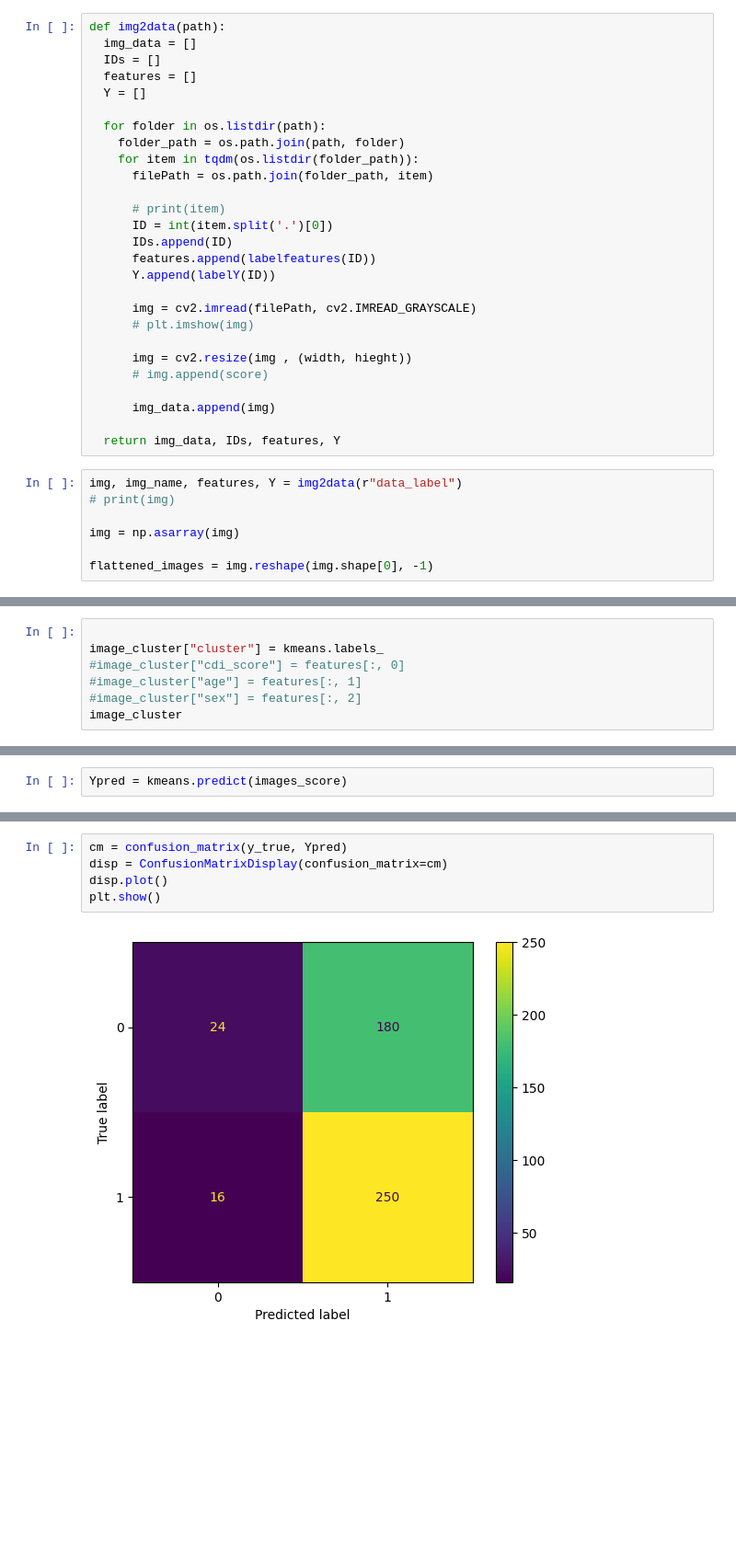
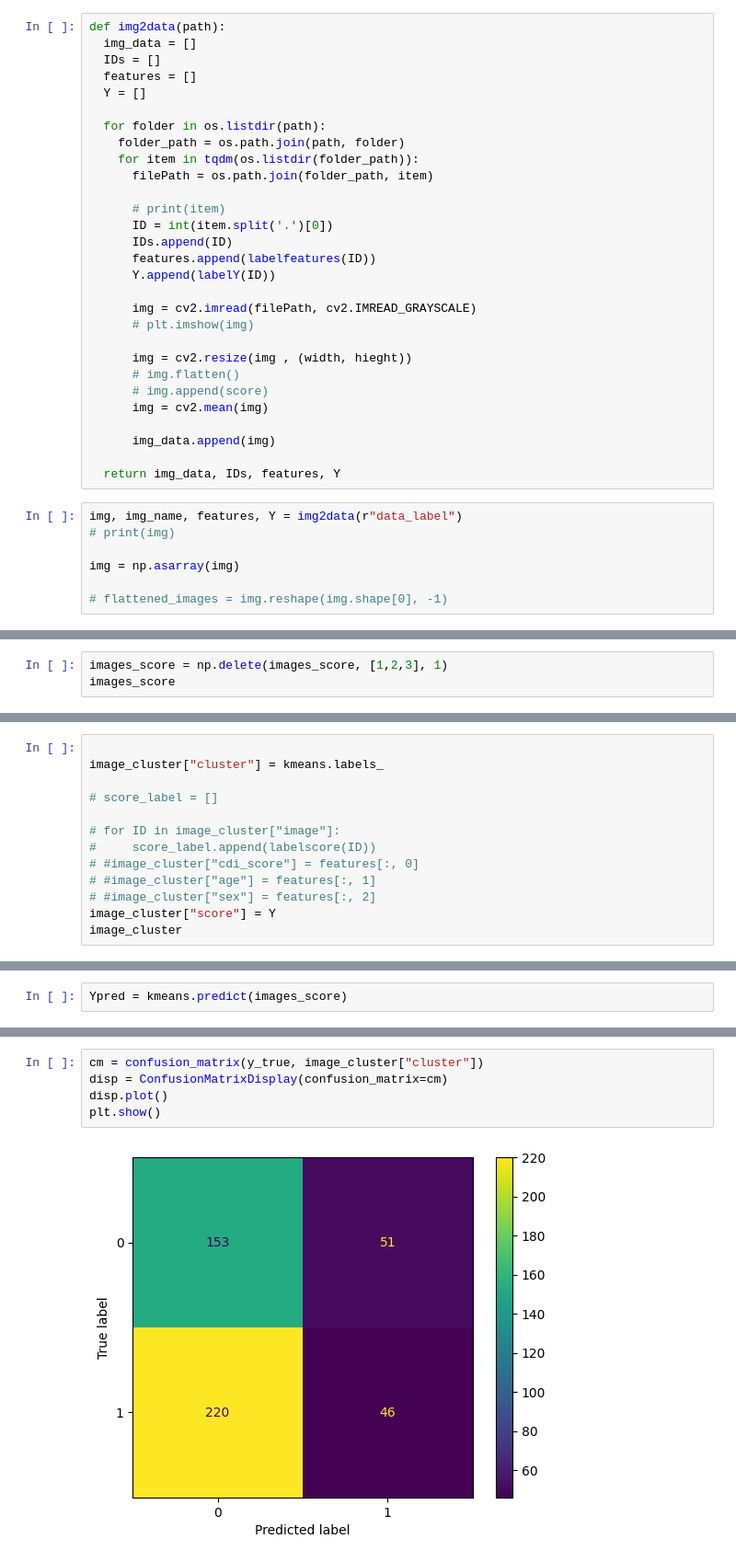
Before and after one commit to Marinku099/Sci-project-m5, a Jupyter notebook: Depressed_DataClustering.ipynb, the cells around one changed output, grey strips where cells are left out. Shown: that part at 92% size. Drawn from its saved outputs; the diff is of its cells as text; blank space fills up the shorter version.

```diff
--- a/Depressed_DataClustering.ipynb
+++ b/Depressed_DataClustering.ipynb
@@ -127,7 +75,9 @@ def img2data(path):
       # plt.imshow(img)
 
       img = cv2.resize(img , (width, hieght))
+      # img.flatten()
       # img.append(score)
+      img = cv2.mean(img)
 
       img_data.append(img)
 
@@ -138,4 +88,4 @@ img, img_name, features, Y = img2data(r"data_label")
 
 img = np.asarray(img)
 
-flattened_images = img.reshape(img.shape[0], -1)
+# flattened_images = img.reshape(img.shape[0], -1)
@@ -165,0 +103,3 @@ array([[ 0,  0,  0, ..., 15, 12,  0],
+# %%
+images_score = np.delete(images_score, [1,2,3], 1)
+images_score
@@ -199,8 +143,14 @@ len(kmeans.labels_)
 # %%
 
 image_cluster["cluster"] = kmeans.labels_
-#image_cluster["cdi_score"] = features[:, 0]
-#image_cluster["age"] = features[:, 1]
-#image_cluster["sex"] = features[:, 2]
+
+# score_label = []
+
+# for ID in image_cluster["image"]:
+#     score_label.append(labelscore(ID))
+# #image_cluster["cdi_score"] = features[:, 0]
+# #image_cluster["age"] = features[:, 1]
+# #image_cluster["sex"] = features[:, 2]
+image_cluster["score"] = Y
 image_cluster
 # %% [output]
@@ -266,8 +198,8 @@ adjusted_mutual_info_score(y_true, image_cluster["cluster"])
 # %%
-cm = confusion_matrix(y_true, Ypred)
+cm = confusion_matrix(y_true, image_cluster["cluster"])
 disp = ConfusionMatrixDisplay(confusion_matrix=cm)
 disp.plot()
 plt.show()
 # %% [output]
-[figure, old version]
+[figure, new version]
 # %%
```
Also changed, not shown: parts of 29 cells of this notebook.
